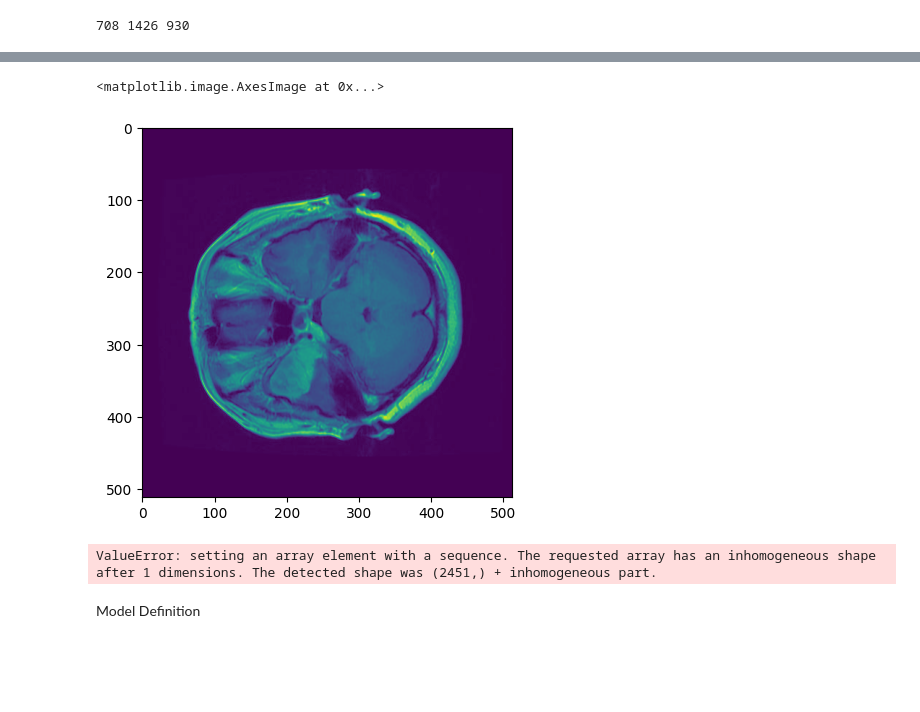
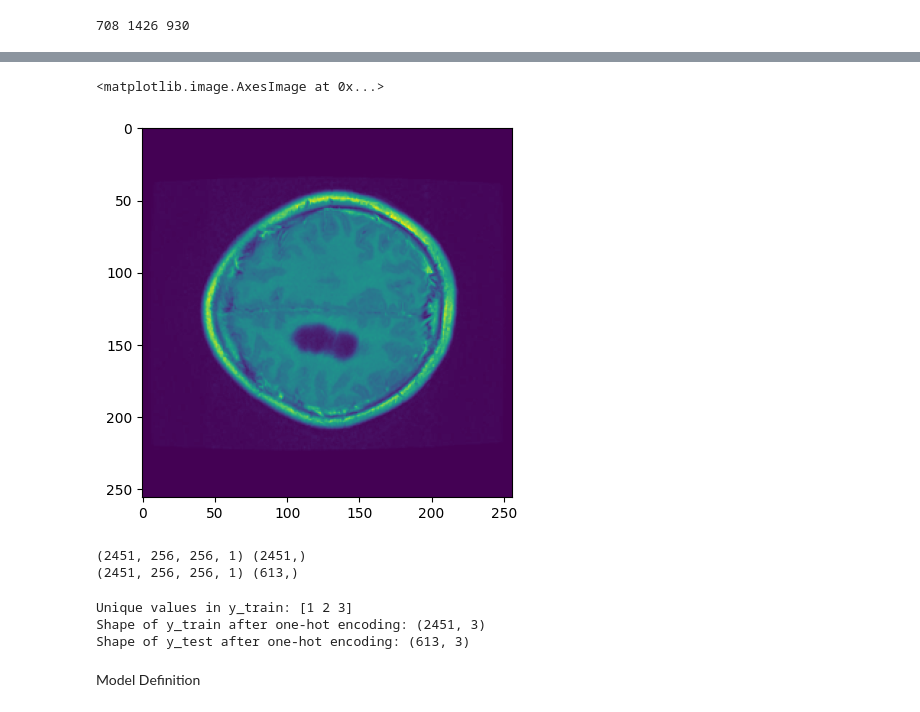
Before and after one commit to Mahdiyeh-Asgharpour/Multi-Stage-Brain-Tumor-Diagnosis, a Jupyter notebook: code.ipynb, the cells around one changed output, grey strips where cells are left out. Cells and saved outputs as stored; diff of their text form; code cells hidden in the pictures; blank space fills up the shorter version.

```diff
--- a/code.ipynb
+++ b/code.ipynb
@@ -132,0 +117,22 @@ for i in range(1,4):
+# %%
+from PIL import Image
+import os
+import numpy as np
+import gc
+normalized_images = []
+for i in range(1, 4):
+    input_folder = str("./Output_Images/" + str(i) + ".0")
+    images = [f for f in os.listdir(input_folder) if f.endswith(('.jpg'))]
+    for image_name in images:
+        image_path = os.path.join(input_folder, image_name)
+        image = Image.open(image_path)
+        gray_image = image.convert('L')
+        gray_image = gray_image.resize((256, 256))
+        image_array = np.array(gray_image, dtype=np.float32)
+        image_array = image_array.reshape(256, 256, 1)
+        normalized_image = image_array / 255.0
+        normalized_images.append(normalized_image)
+        del image_array
+        del normalized_image
+        gc.collect()
+    print(str(len(normalized_images)) + " images processed for folder " + str(i))
@@ -145,9 +155,9 @@ normalized_images[0].shape
 # %%
 import matplotlib.pyplot as plt
-plt.imshow(normalized_images[0])
+plt.imshow(normalized_images[890])
 # %% [output]
 <matplotlib.image.AxesImage at 0x...>
-[figure, old version]
+[figure, new version]
 # %%
 #save labels
 normalized_labels=[]
@@ -172,8 +182,30 @@ x_train = np.array(x_train)
 y_train = np.array(y_train)
 
 print(x_train.shape, y_train.shape)
+x_test = np.array(x_test)
+y_test = np.array(y_test)
+
+print(x_train.shape, y_test.shape)
 # %% [output]
-ValueError: setting an array element with a sequence. The requested array has an inhomogeneous shape after 1 dimensions. The detected shape was (2451,) + inhomogeneous part.
+(2451, 256, 256, 1) (2451,)
+(2451, 256, 256, 1) (613,)
+# %%
+import numpy as np
+from tensorflow.keras.utils import to_categorical
+unique_values = np.unique(y_train)
+print("Unique values in y_train:", unique_values)
+y_train = y_train - 1
+y_test = y_test - 1
+
+y_train = to_categorical(y_train, num_classes=3)
+y_test = to_categorical(y_test, num_classes=3)
+
+print("Shape of y_train after one-hot encoding:", y_train.shape)
+print("Shape of y_test after one-hot encoding:", y_test.shape)
+# %% [output]
+Unique values in y_train: [1 2 3]
+Shape of y_train after one-hot encoding: (2451, 3)
+Shape of y_test after one-hot encoding: (613, 3)
 # %% [markdown]
 Model Definition
 # %% [markdown]
```
Also changed, not shown: parts of 8 cells of this notebook.
